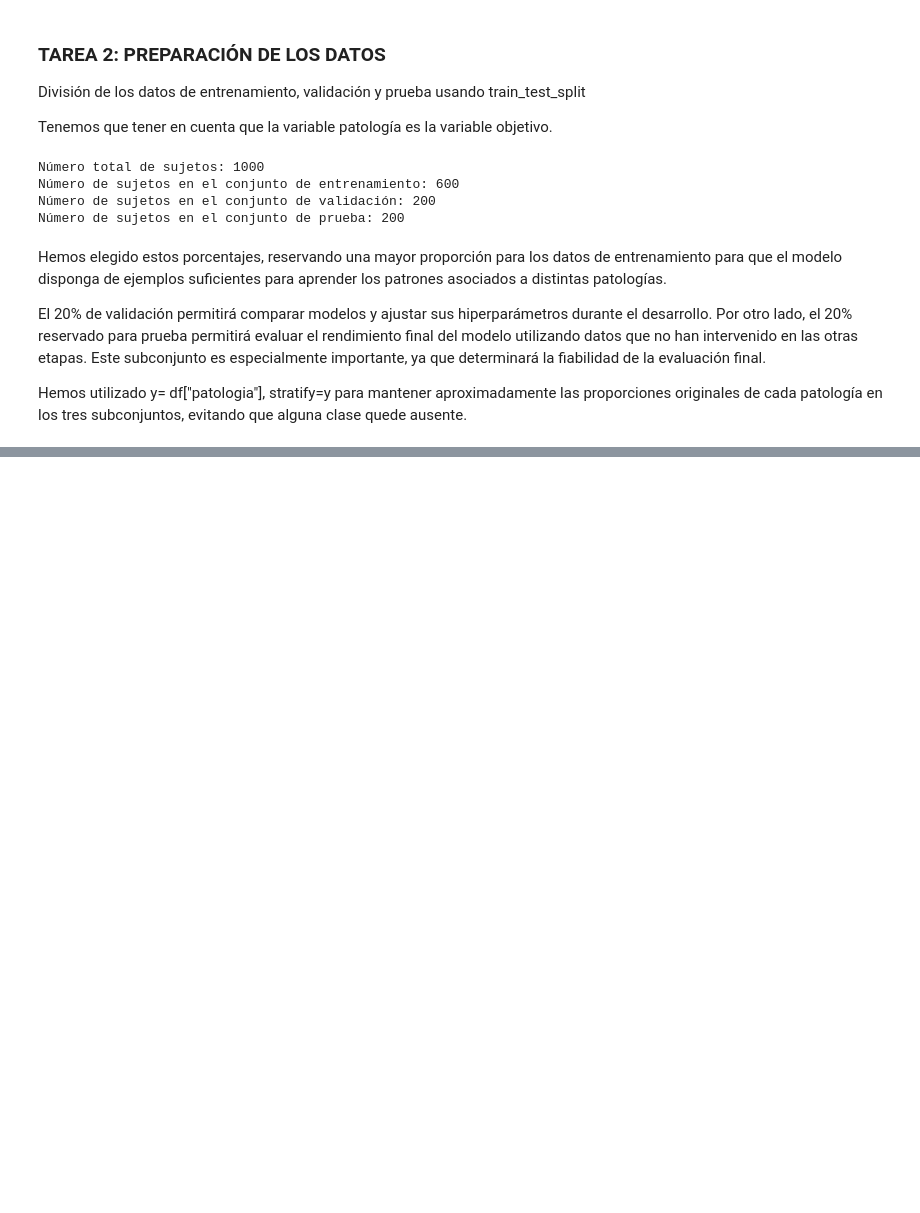
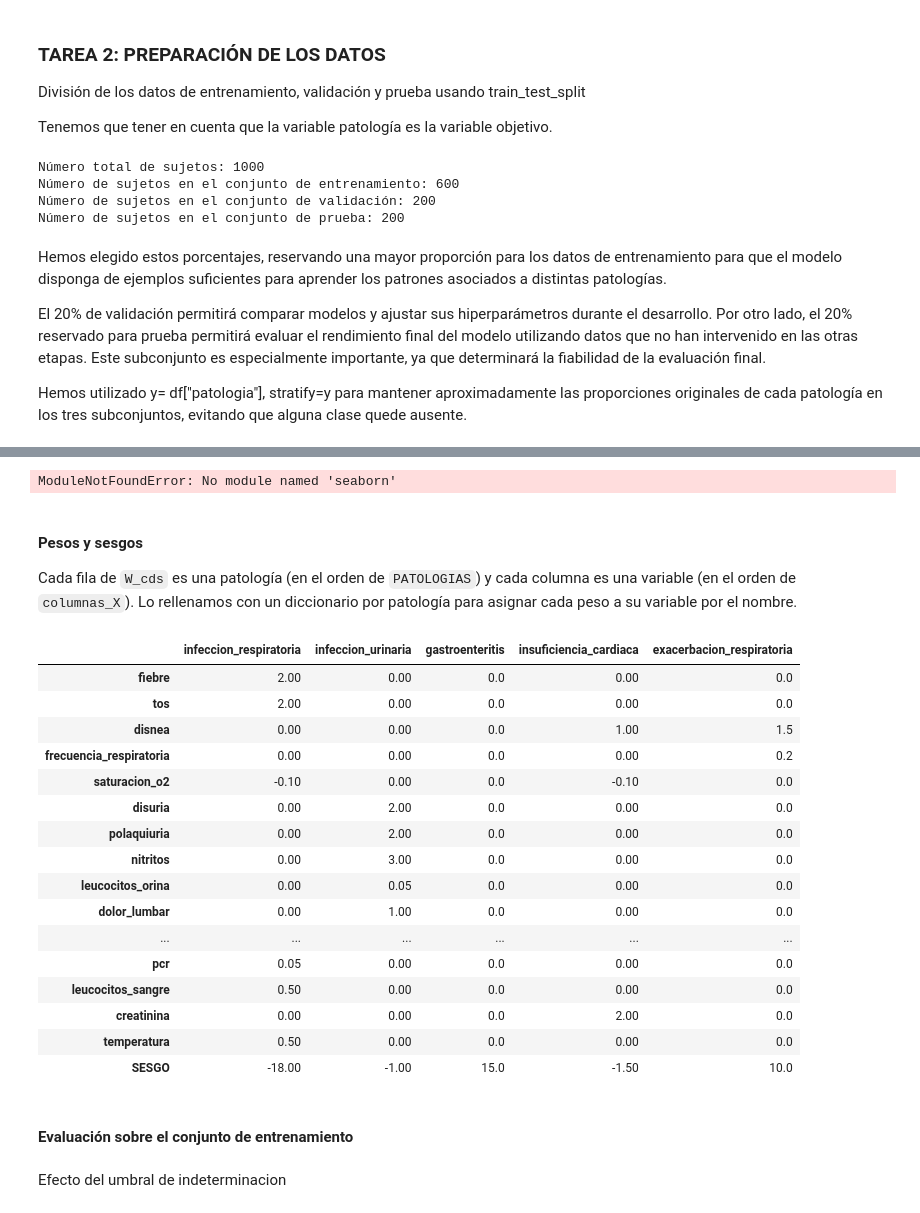
Before and after one commit to angelaNavarro11/sist-apoyo-decision-clinica, a Jupyter notebook: notebooks/Practica3-Resultados.ipynb, the cells around one changed output, grey strips where cells are left out. Drawn from its saved outputs; the diff is of its cells as text; code cells hidden in the pictures; blank space fills up the shorter version.

Commit message:
edicion en tarea 1 y metricas de evaluacion + matriz confusion

```diff
--- a/notebooks/Practica3-Resultados.ipynb
+++ b/notebooks/Practica3-Resultados.ipynb
@@ -147,0 +238,72 @@ Hemos utilizado y= df["patologia"], stratify=y para mantener aproximadamente las
+# %%
+import numpy as np
+from sklearn.metrics import accuracy_score, confusion_matrix
+import matplotlib.pyplot as plt
+import seaborn as sns
+
+columnas_X = X_entrenamiento.columns.tolist()
+n_vars = len(columnas_X)
+PATOLOGIAS = config["patologias"]
+
+#Entrenamiento solo para explorar
+df_train = X_entrenamiento.copy()
+df_train["patologia"] = y_entrenamiento
+
+# Media de cada variable en cada patología (filas = variables, columnas = patologías)
+medias_train = df_train.groupby("patologia")[columnas_X].mean().T[PATOLOGIAS]
+medias_train.round(2)
+# %% [output]
+ModuleNotFoundError: No module named 'seaborn'
+# %% [markdown]
+#### Pesos y sesgos
+
+Cada fila de `W_cds` es una patología (en el orden de `PATOLOGIAS`) y cada columna es una variable (en el orden de `columnas_X`).
+Lo rellenamos con un diccionario por patología para asignar cada peso a su variable por el nombre.
+# %%
+#Matriz de pesos (5 patologías x n variables) y vector de sesgos (uno por patología)
+W_cds = np.zeros((5, n_vars))
+B_cds = np.zeros(5)
+
+# Diccionario que asocia los pesos por patología.
+pesos_dict = {
+    0: {'fiebre': 2.0, 'tos': 2.0, 'pcr': 0.05, 'leucocitos_sangre': 0.5, 'temperatura': 0.5, 'saturacion_o2': -0.1},
+    1: {'disuria': 2.0, 'polaquiuria': 2.0, 'nitritos': 3.0, 'leucocitos_orina': 0.05, 'dolor_lumbar': 1.0},
+    2: {'diarrea': 3.0, 'vomitos': 3.0, 'dolor_abdominal': 2.0, 'sodio': -0.1, 'potasio': -0.5},
+    3: {'edemas': 3.0, 'disnea': 1.0, 'frecuencia_cardiaca': 0.05, 'peso_kg': 0.05, 'creatinina': 2.0, 'saturacion_o2': -0.1},
+    4: {'sibilancias': 3.0, 'tabaquismo': 1.5, 'disnea': 1.5, 'frecuencia_respiratoria': 0.2, 'gasometria_ph': -2.0}
+}
+
+# Rellena la matriz W_cds emparejando la variable con su columna
+for clase_idx, pesos in pesos_dict.items():
+    for var, peso in pesos.items():
+        var_idx = columnas_X.index(var)
+        W_cds[clase_idx, var_idx] = peso
+
+# Vector de sesgos
+B_cds = np.array([-18.0, -1.0, 15.0, -1.5, 10.0])
+
+#Tabla resumen
+tabla_W = pd.DataFrame(W_cds, index=PATOLOGIAS, columns=columnas_X).T
+tabla_W = tabla_W[(tabla_W != 0).any(axis=1)]
+tabla_W.loc["SESGO"] = B_cds
+tabla_W
+# %% [output]
+|  | infeccion_respiratoria | infeccion_urinaria | gastroenteritis | insuficiencia_cardiaca | exacerbacion_respiratoria |
+| fiebre | 2.00 | 0.00 | 0.0 | 0.00 | 0.0 |
+| tos | 2.00 | 0.00 | 0.0 | 0.00 | 0.0 |
+| disnea | 0.00 | 0.00 | 0.0 | 1.00 | 1.5 |
+| frecuencia_respiratoria | 0.00 | 0.00 | 0.0 | 0.00 | 0.2 |
+| saturacion_o2 | -0.10 | 0.00 | 0.0 | -0.10 | 0.0 |
+| disuria | 0.00 | 2.00 | 0.0 | 0.00 | 0.0 |
+| polaquiuria | 0.00 | 2.00 | 0.0 | 0.00 | 0.0 |
+| nitritos | 0.00 | 3.00 | 0.0 | 0.00 | 0.0 |
+| leucocitos_orina | 0.00 | 0.05 | 0.0 | 0.00 | 0.0 |
+| dolor_lumbar | 0.00 | 1.00 | 0.0 | 0.00 | 0.0 |
+| ... | ... | ... | ... | ... | ... |
+| pcr | 0.05 | 0.00 | 0.0 | 0.00 | 0.0 |
+| leucocitos_sangre | 0.50 | 0.00 | 0.0 | 0.00 | 0.0 |
+| creatinina | 0.00 | 0.00 | 0.0 | 2.00 | 0.0 |
+| temperatura | 0.50 | 0.00 | 0.0 | 0.00 | 0.0 |
+| SESGO | -18.00 | -1.00 | 15.0 | -1.50 | 10.0 |
+# %% [markdown]
+#### Evaluación sobre el conjunto de entrenamiento
@@ -147,0 +340,2 @@ Hemos utilizado y= df["patologia"], stratify=y para mantener aproximadamente las
+# %% [markdown]
+Efecto del umbral de indeterminacion
```
Also changed, not shown: parts of 18 cells of this notebook, 1 other file.
